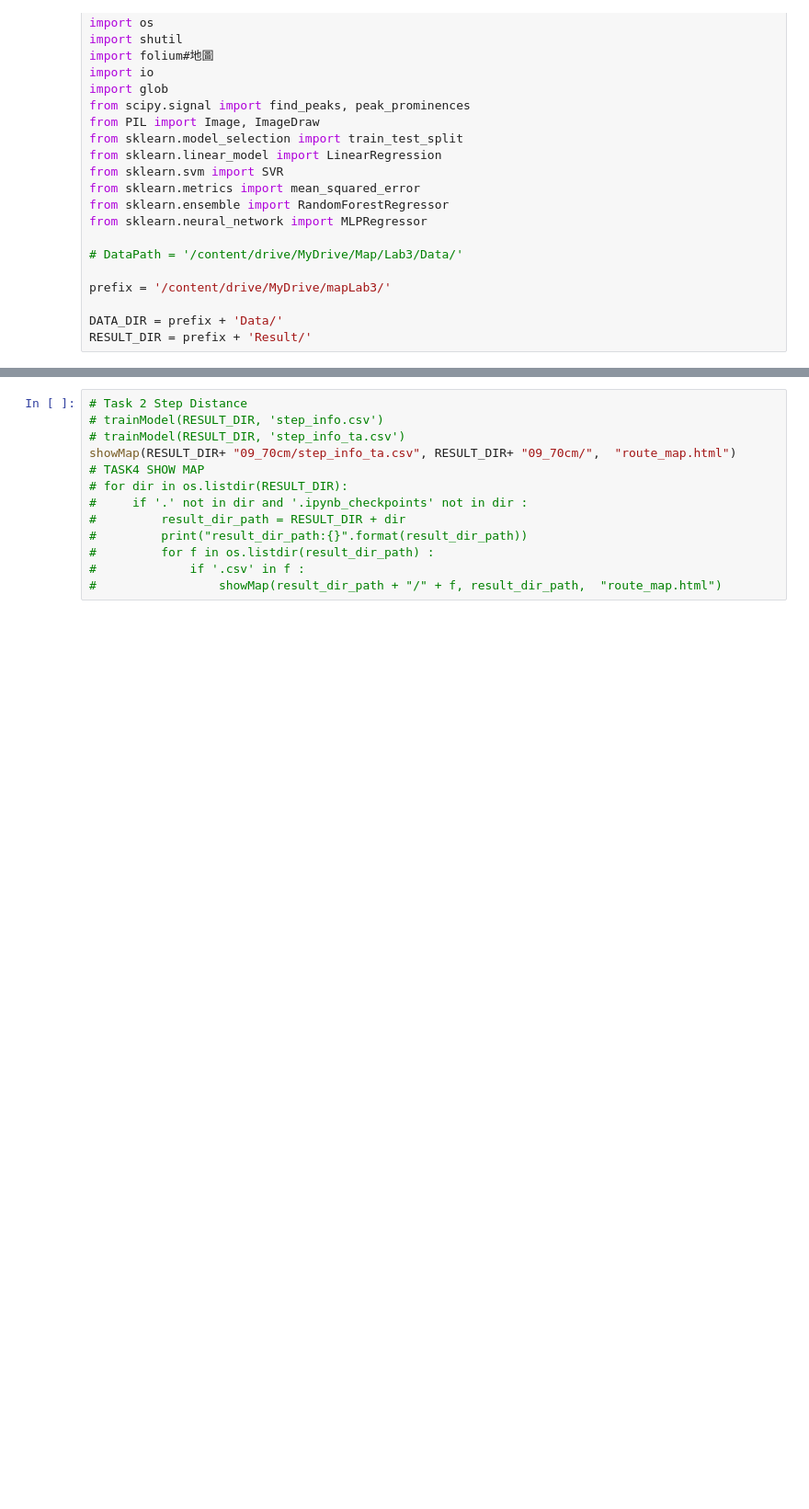
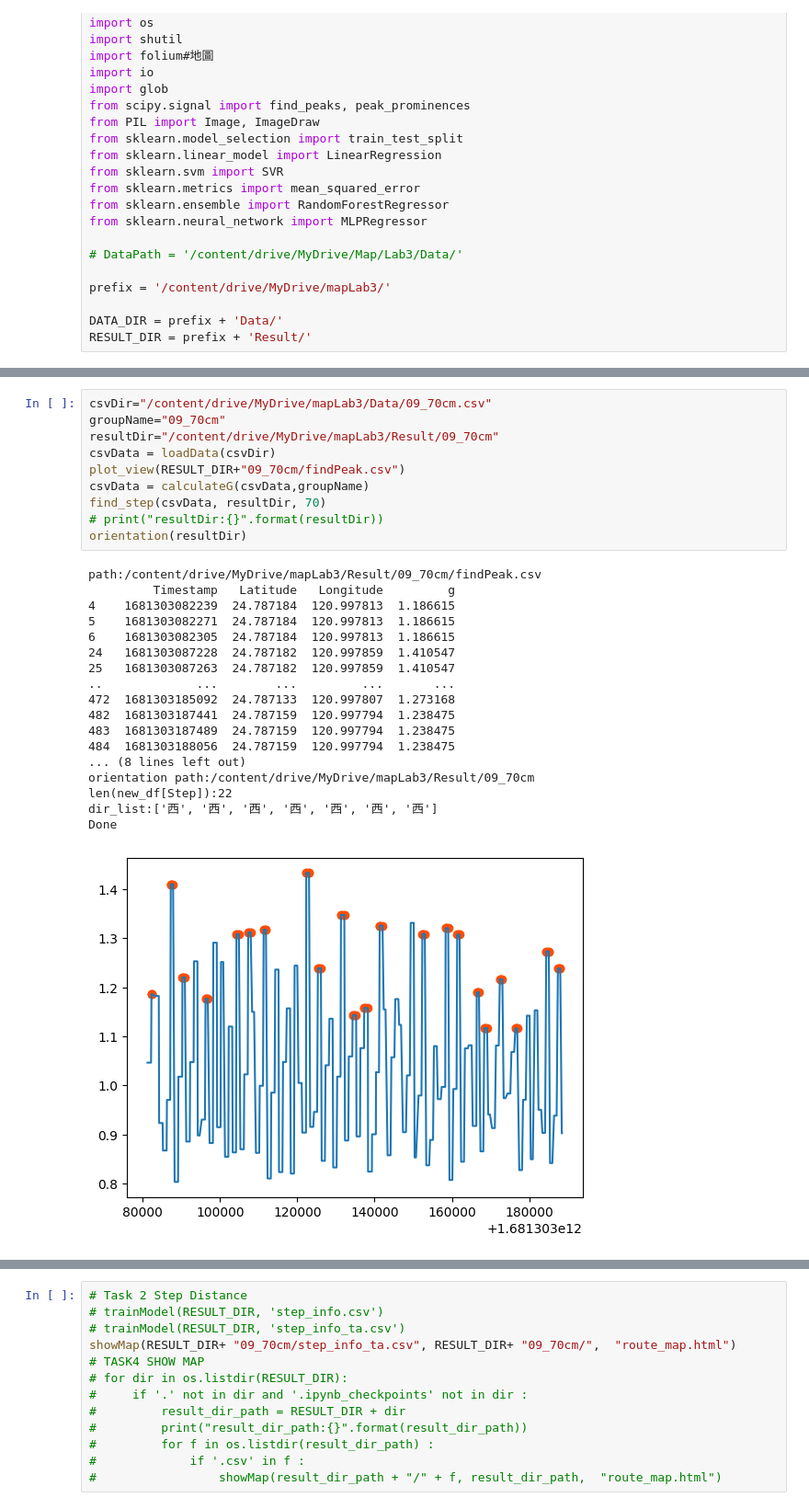
Before and after one commit to Shitrasburg/map, a Jupyter notebook: Lab3_walk.ipynb, the cells around one changed output, grey strips where cells are left out. Shown at 92% size. Cells and saved outputs as stored; diff of their text form; blank space fills up the shorter version.

```diff
--- a/Lab3_walk.ipynb
+++ b/Lab3_walk.ipynb
@@ -470,3 +528,32 @@ def showMap(file_path, save_path, save_name):
 
   map
   map.save(save_path + '/' + "route_map.html")
+# %%
+csvDir="/content/drive/MyDrive/mapLab3/Data/09_70cm.csv"
+groupName="09_70cm"
+resultDir="/content/drive/MyDrive/mapLab3/Result/09_70cm"
+csvData = loadData(csvDir)
+plot_view(RESULT_DIR+"09_70cm/findPeak.csv")
+csvData = calculateG(csvData,groupName)
+find_step(csvData, resultDir, 70)
+# print("resultDir:{}".format(resultDir))
+orientation(resultDir)
+# %% [output]
+path:/content/drive/MyDrive/mapLab3/Result/09_70cm/findPeak.csv
+         Timestamp   Latitude   Longitude         g
+4    1681303082239  24.787184  120.997813  1.186615
+5    1681303082271  24.787184  120.997813  1.186615
+6    1681303082305  24.787184  120.997813  1.186615
+24   1681303087228  24.787182  120.997859  1.410547
+25   1681303087263  24.787182  120.997859  1.410547
+..             ...        ...         ...       ...
+472  1681303185092  24.787133  120.997807  1.273168
+482  1681303187441  24.787159  120.997794  1.238475
+483  1681303187489  24.787159  120.997794  1.238475
+484  1681303188056  24.787159  120.997794  1.238475
+... (8 lines left out)
+orientation path:/content/drive/MyDrive/mapLab3/Result/09_70cm
+len(new_df[Step]):22
+dir_list:['西', '西', '西', '西', '西', '西', '西']
+Done
+[figure, added]
```
Also changed, not shown: parts of 5 cells of this notebook.
